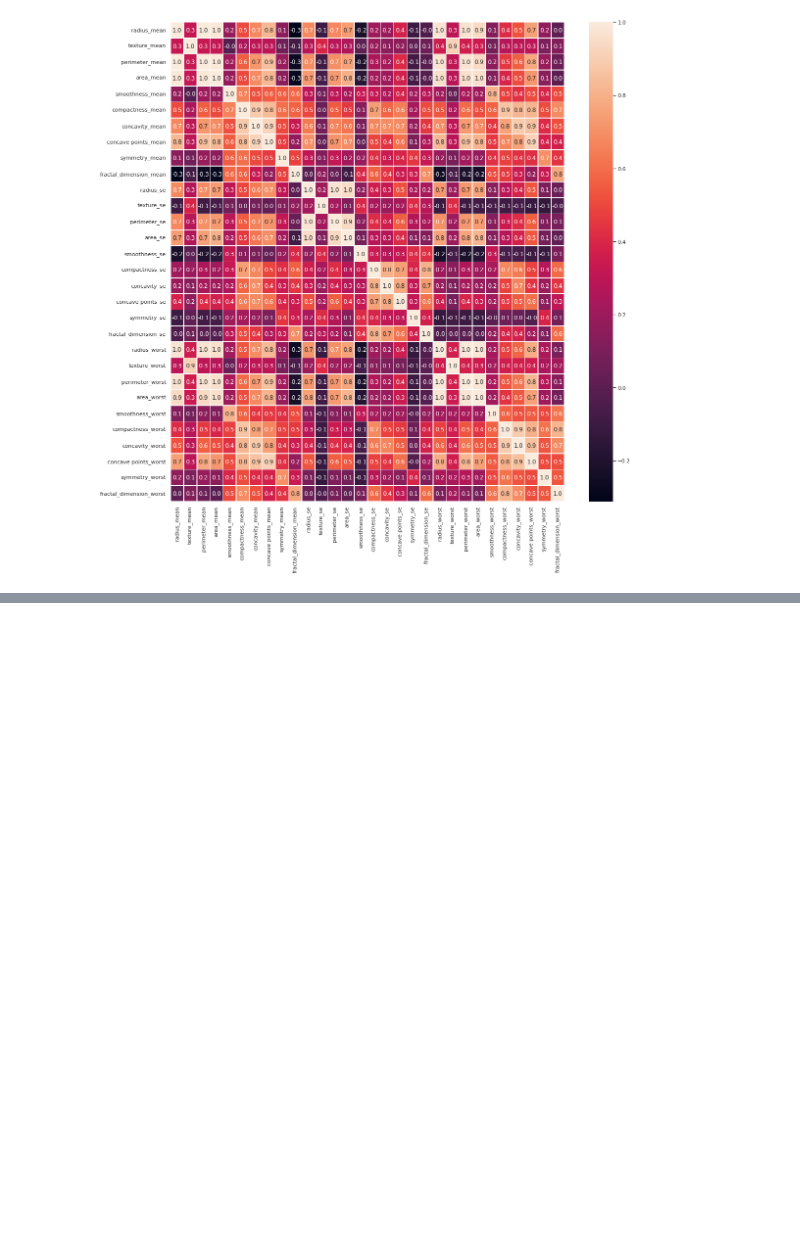
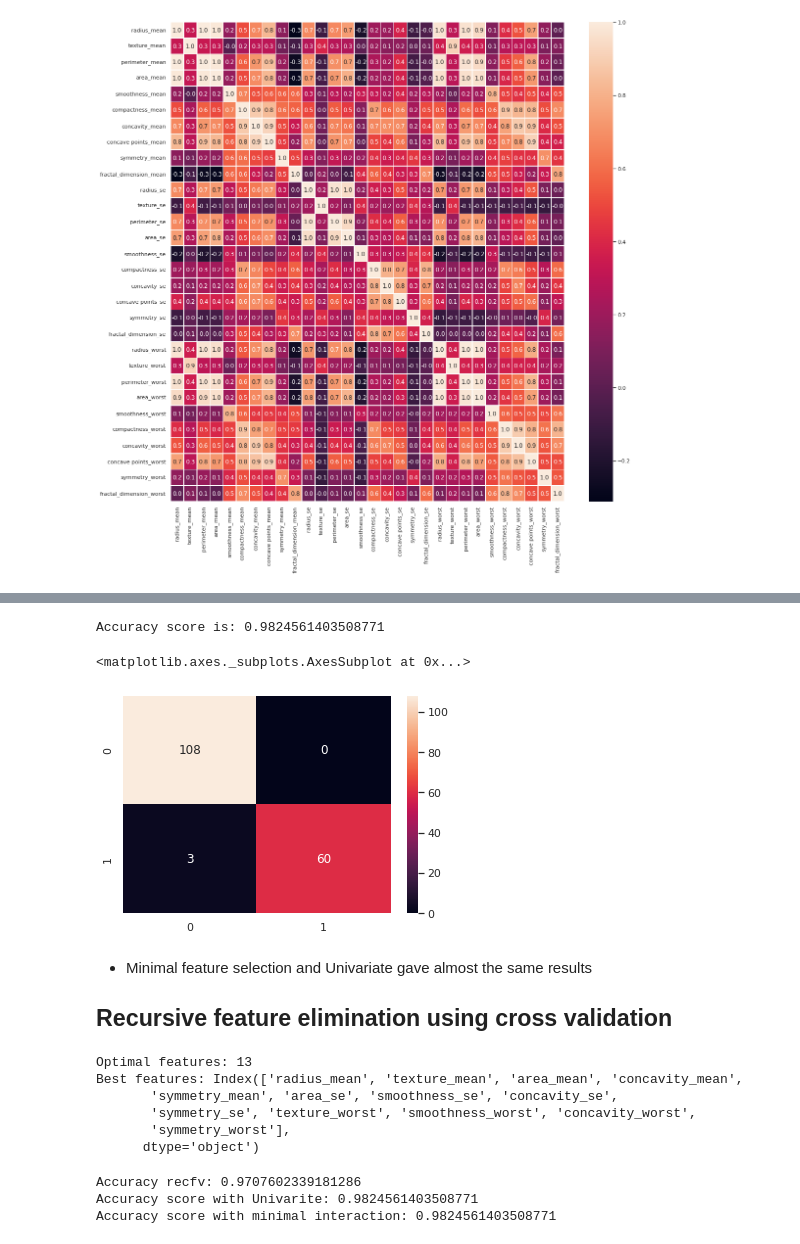
Before and after one commit to Jayjake1/DataAnalysis, a Jupyter notebook: EDA_using_seaborn.ipynb, the cells around one changed output, grey strips where cells are left out. Drawn from its saved outputs; the diff is of its cells as text; code cells hidden in the pictures; blank space fills up the shorter version.

```diff
--- a/EDA_using_seaborn.ipynb
+++ b/EDA_using_seaborn.ipynb
@@ -360,0 +424,5 @@ sns.heatmap(x.corr(),
+# %%
+select_feature = SelectKBest(chi2, k=10).fit(x_train,y_train)
+
+print("Score list :", select_feature.scores_)
+print("Feature List:",x_train.columns)
@@ -360,0 +441,40 @@ sns.heatmap(x.corr(),
+# %%
+x_train_2 = select_feature.transform(x_train)
+x_test_2 = select_feature.transform(x_test)
+
+clf_2 = xgb.XGBClassifier().fit(x_train_2,y_train)
+
+print("Accuracy score is:",accuracy_score(y_test,clf_2.predict(x_test_2)))
+
+cm_2 = confusion_matrix(y_test, clf_2.predict(x_test_2))
+sns.heatmap(cm_2,annot=True,fmt="d")
+# %% [output]
+Accuracy score is: 0.9824561403508771
+<matplotlib.axes._subplots.AxesSubplot at 0x...>
+[figure, added]
+# %% [markdown]
+- Minimal feature selection and Univariate gave almost the same results
+
+## Recursive feature elimination using cross validation
+# %%
+from sklearn.feature_selection import RFECV
+
+clf_3 = xgb.XGBClassifier()
+rfecv = RFECV(estimator=clf_3,step=1, cv=5,scoring='accuracy',n_jobs=-1).fit(x_train,y_train) #step - # of features to remove,cv-# of folds,n_jobs for use of all cores
+print('Optimal features:',rfecv.n_features_)
+print('Best features:',x_train.columns[rfecv.support_])
+# %% [output]
+Optimal features: 13
+Best features: Index(['radius_mean', 'texture_mean', 'area_mean', 'concavity_mean',
+       'symmetry_mean', 'area_se', 'smoothness_se', 'concavity_se',
+       'symmetry_se', 'texture_worst', 'smoothness_worst', 'concavity_worst',
+       'symmetry_worst'],
+      dtype='object')
+# %%
+print("Accuracy recfv:",accuracy_score(y_test,rfecv.predict(x_test)))
+print("Accuracy score with Univarite:",accuracy_score(y_test,clf_2.predict(x_test_2)))
+print("Accuracy score with minimal interaction:", accuracy_score(y_test,clf_1.predict(x_test)))
+# %% [output]
+Accuracy recfv: 0.9707602339181286
+Accuracy score with Univarite: 0.9824561403508771
+Accuracy score with minimal interaction: 0.9824561403508771
```
Also changed, not shown: parts of 21 cells of this notebook.
